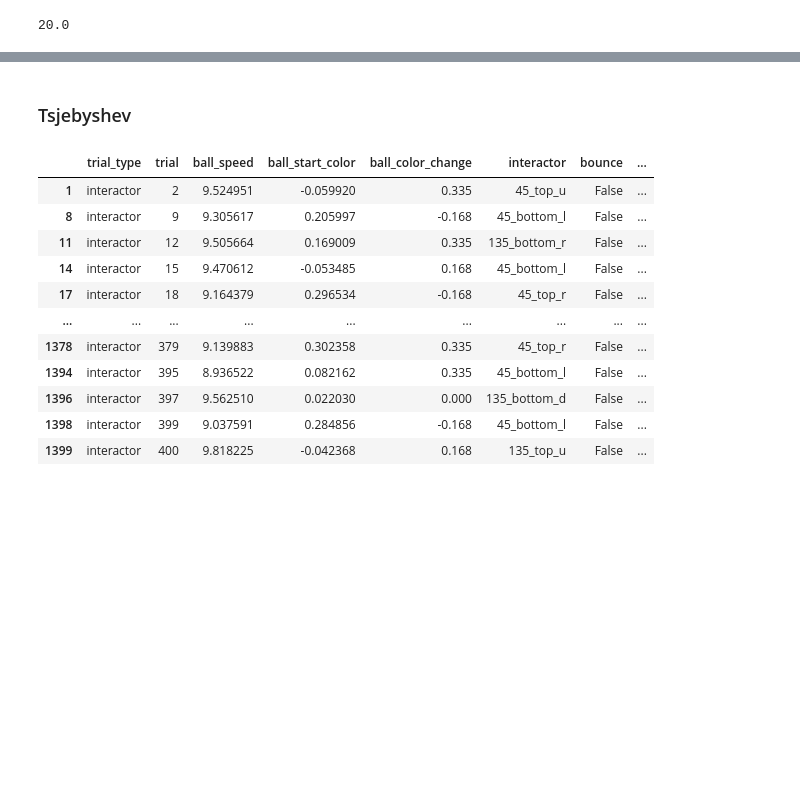
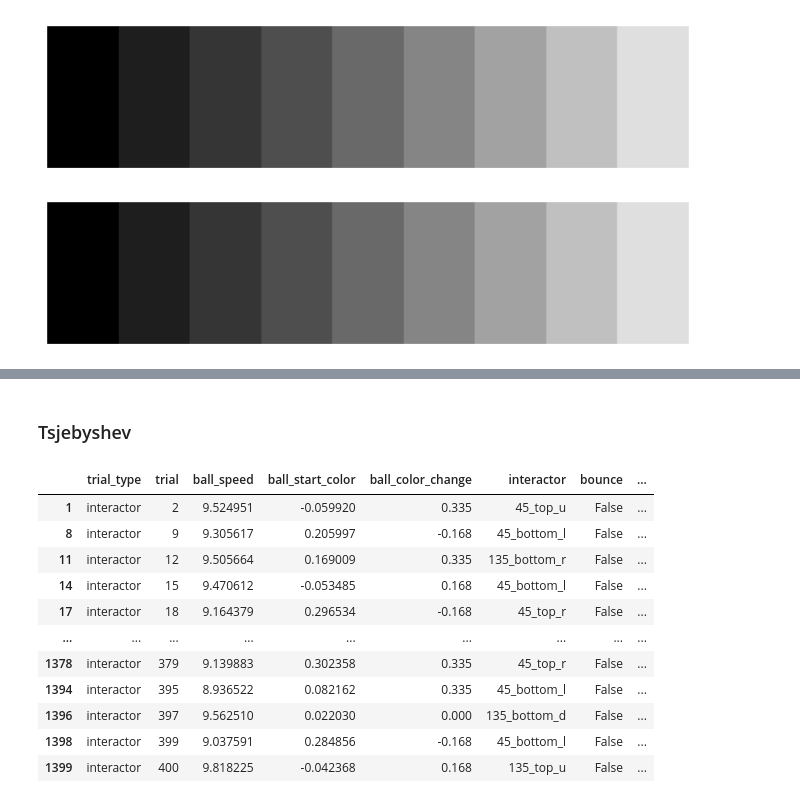
Before and after one commit to WiegerScheurer/physicspred, a Jupyter notebook: Notebooks/luminance_results.ipynb, the cells around one changed output, grey strips where cells are left out. Cells and saved outputs as stored; diff of their text form; code cells hidden in the pictures; blank space fills up the shorter version.

Commit message:
perceptual linearity

```diff
--- a/Notebooks/luminance_results.ipynb
+++ b/Notebooks/luminance_results.ipynb
@@ -25,7 +25,48 @@ from functions.analysis import (get_precision,
                                 get_rt,
                                 get_accuracy,
                                 get_hit_rate,)
-# %%
-1200 / 60
-# %% [output]
-20.0
+# %%
+import numpy as np
+import matplotlib.pyplot as plt
+from skimage import color
+
+def weber_contrast(luminance, background_luminance):
+    return (luminance - background_luminance) / background_luminance
+
+def create_perceptual_luminance_series(start_lab, end_lab, steps):
+    start_rgb = color.lab2rgb(np.array([[start_lab]], dtype=np.float32))[0][0]
+    end_rgb = color.lab2rgb(np.array([[end_lab]], dtype=np.float32))[0][0]
+
+    start_luminance = color.rgb2lab(np.array([[start_rgb]], dtype=np.float32))[0][0][0]
+    end_luminance = color.rgb2lab(np.array([[end_rgb]], dtype=np.float32))[0][0][0]
+
+    luminance_series = np.linspace(start_luminance, end_luminance, steps)
+    lab_series = np.array([[luminance, 0, 0] for luminance in luminance_series], dtype=np.float32)
+    rgb_series = color.lab2rgb(lab_series)
+
+    return rgb_series
+
+def plot_gradient(start_lab, end_lab, steps, background_luminance):
+    gradient = create_perceptual_luminance_series(start_lab, end_lab, steps)
+
+    fig, ax = plt.subplots(figsize=(10, 2))
+    for i, rgb in enumerate(gradient):
+        contrast = weber_contrast(color.rgb2lab(np.array([[rgb]], dtype=np.float32))[0][0][0], background_luminance)
+        ax.add_patch(plt.Rectangle((i / steps, 0), 1 / steps, 1, color=rgb, label=f'Contrast: {contrast:.2f}'))
+
+    ax.set_xlim(0, 1)
+    ax.set_ylim(0, 1)
+    ax.axis('off')
+    plt.show()
+
+# Example usage
+background_luminance = 0  # Example background luminance
+start_lab = [0, 0, 0]  # Black in CIELAB
+end_lab = [100, 0, 0]  # White in CIELAB
+steps = 10
+
+plot_gradient(start_lab, end_lab, steps, 100)
+plot_gradient(start_lab, end_lab, steps, 1)
+# %% [output]
+[figure, added]
+[figure, added]
```
Also changed, not shown: parts of 11 cells of this notebook, 18 other files.
